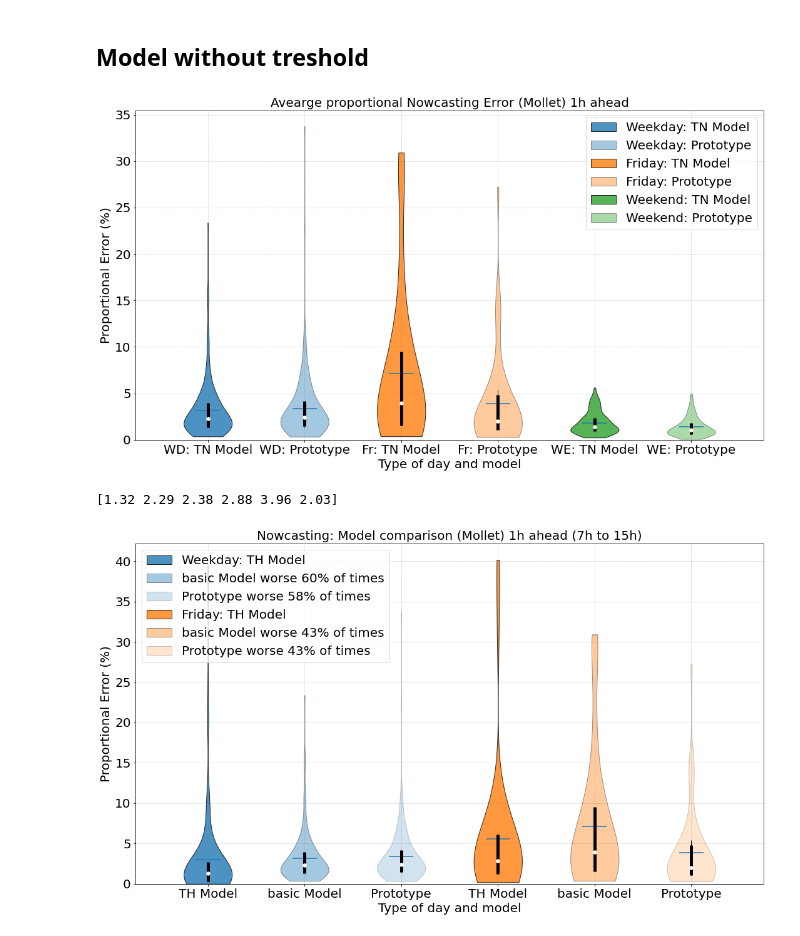
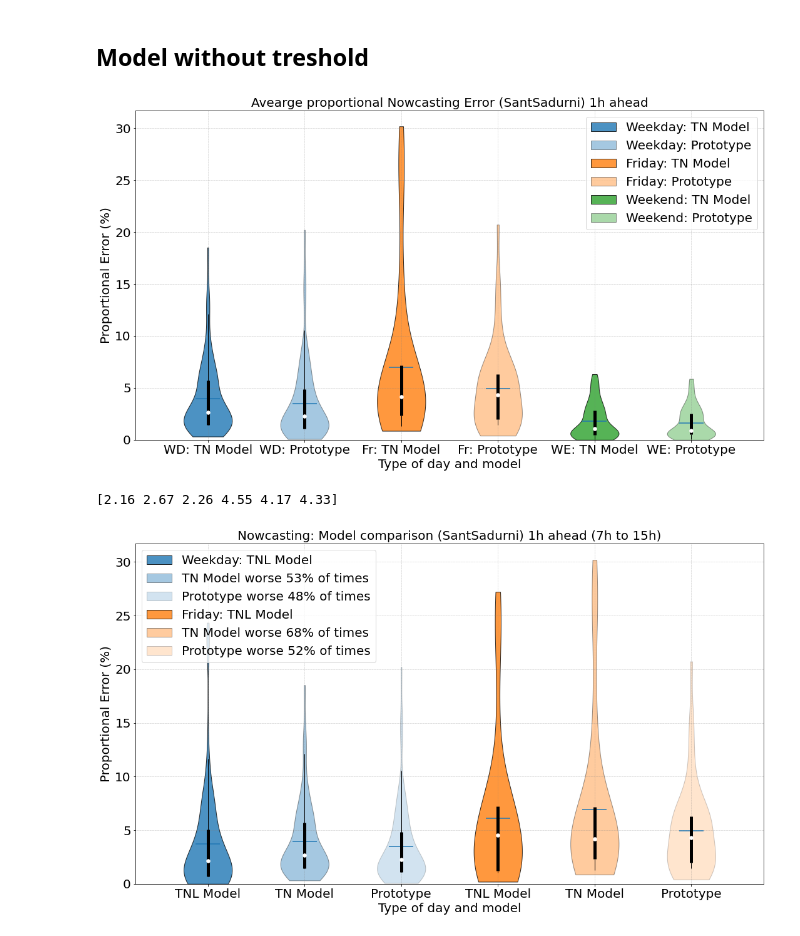
Before and after one commit to aig-upf/car-park, a Jupyter notebook: compare_TH_noTH_violinReg.ipynb, the cells around one changed output. Drawn from its saved outputs; the diff is of its cells as text; code cells hidden in the pictures.

```diff
--- a/compare_TH_noTH_violinReg.ipynb
+++ b/compare_TH_noTH_violinReg.ipynb
@@ -17,11 +17,11 @@ df_column_name=['Parking Vilanova Renfe','Parking Sant Sadurní Renfe','Parking
               'Parking Quatre Camins','Cerdanyola Universitat Renfe','Parking Granollers Renfe',
                 'Parking Martorell FGC','Parking Mollet Renfe','Parking Sant Quirze FGC',
                'Parking Prat del Ll.']
-current_parking_ix=7
+current_parking_ix=1
 # problems on Weekend with 2 SantBoi, 4 Cerdanyola,
 # bad data: 6 Martorell, 8 SantQuirze DO NOT USE
 #good 0 Vilanova, 1 SantSadurni, 3 QuatreCamins, 5 Granollers, 7 Mollet, 9 PratDelLlobregat
-# needs treshold  3 QuatreCamins, 2 SantBoi,  7 Mollet
+# needs treshold  1 SantSadurni, 3 QuatreCamins, 2 SantBoi,  7 Mollet
 current_parking = available_parkings[current_parking_ix]
 current_column_name=df_column_name[current_parking_ix]
 
@@ -630,7 +630,7 @@ plt.subplots_adjust(bottom=0.15, wspace=0.05)
 plt.show()
 #fig.savefig('RunningPredictionError_'+current_parking+'_violin_NOW1h_till'+ending_hour +'h.pdf,bbox_inches='tight');
 # %% [output]
-[figure, old version]
+[figure, new version]
 # %%
 data = [tn_running_error_wdTH.flatten(),tn_running_error_wd.flatten(),proto_running_error_wd.flatten(),
         tn_running_error_frTH.flatten(),tn_running_error_fr.flatten(),proto_running_error_fr.flatten()]
@@ -689,38 +689,38 @@ ax2.vlines(inds, quartile1, quartile3, color='k', linestyle='-', lw=5)
 ax2.vlines(inds, whiskers_min, whiskers_max, color='k', linestyle='-', lw=1)
 
 
 np.set_printoptions(precision=2)
 print(medians)
 
 
 
 #propTHbetter_wd=sum(tn_running_error_wd.flatten()>tn_running_error_wdTH.flatten())/len(tn_running_error_wd.flatten())
 #propTHbetter_fr=sum(tn_running_error_fr.flatten()>tn_running_error_frTH.flatten())/len(tn_running_error_fr.flatten())
 propTHbetter_wd=sum(tn_running_error_wd.flatten()>tn_running_error_wdTH.flatten())/len(tn_running_error_wd.flatten())
 propTHbetter_fr=sum(tn_running_error_fr.flatten()>tn_running_error_frTH.flatten())/len(tn_running_error_fr.flatten())
 propworseTH_wd=sum(proto_running_error_wd.flatten()>tn_running_error_wdTH.flatten())/len(tn_running_error_wd.flatten())
 propworseTH_fr=sum(proto_running_error_fr.flatten()>tn_running_error_frTH.flatten())/len(tn_running_error_fr.flatten())
 
 
 # set style for the axes
-labels = [ 'TH Model','basic Model','Prototype', 'TH Model','basic Model','Prototype']
+labels = [ 'TNL Model','TN Model','Prototype', 'TNL Model','TN Model','Prototype']
 #for ax in [ax1, ax2]:
 set_axis_style(ax2, labels)
 
 #ax2.legend(['Weekday: basic Model','Weekday: TH Model','Friday: basic Model','Friday: TH Model',
 #           'Weekend: basic Model','Weekend: basic Model'], fontsize=fsize)
 
-ax2.legend(['Weekday: TH Model','basic Model worse ' +str(int(propTHbetter_wd*100)) +'% of times',
+ax2.legend(['Weekday: TNL Model','TN Model worse ' +str(int(propTHbetter_wd*100)) +'% of times',
             'Prototype worse ' +str(int(propworseTH_wd*100)) +'% of times',
-            'Friday: TH Model','basic Model worse '+str(int(propTHbetter_fr*100)) +'% of times',
+            'Friday: TNL Model','TN Model worse '+str(int(propTHbetter_fr*100)) +'% of times',
             'Prototype worse ' +str(int(propworseTH_fr*100)) +'% of times'], fontsize=fsize, loc='upper left')
 #ax2.tick_params(axis='y', labelsize=20)
 #plt.subplots_adjust(bottom=0.15, wspace=0.05)
 plt.show()
 fig.savefig('CompareRunningPredictionError_'+current_parking+'_violin_NOW1h_till'+str(ending_hour) +'hv2.pdf',bbox_inches='tight');
 # %% [output]
-[1.32 2.29 2.38 2.88 3.96 2.03]
+[2.16 2.67 2.26 4.55 4.17 4.33]
-[figure, old version]
+[figure, new version]
 # %%
 #starting_hour=7
 window_lenth=2
```
Also changed, not shown: parts of 4 cells of this notebook, 2 other files.
